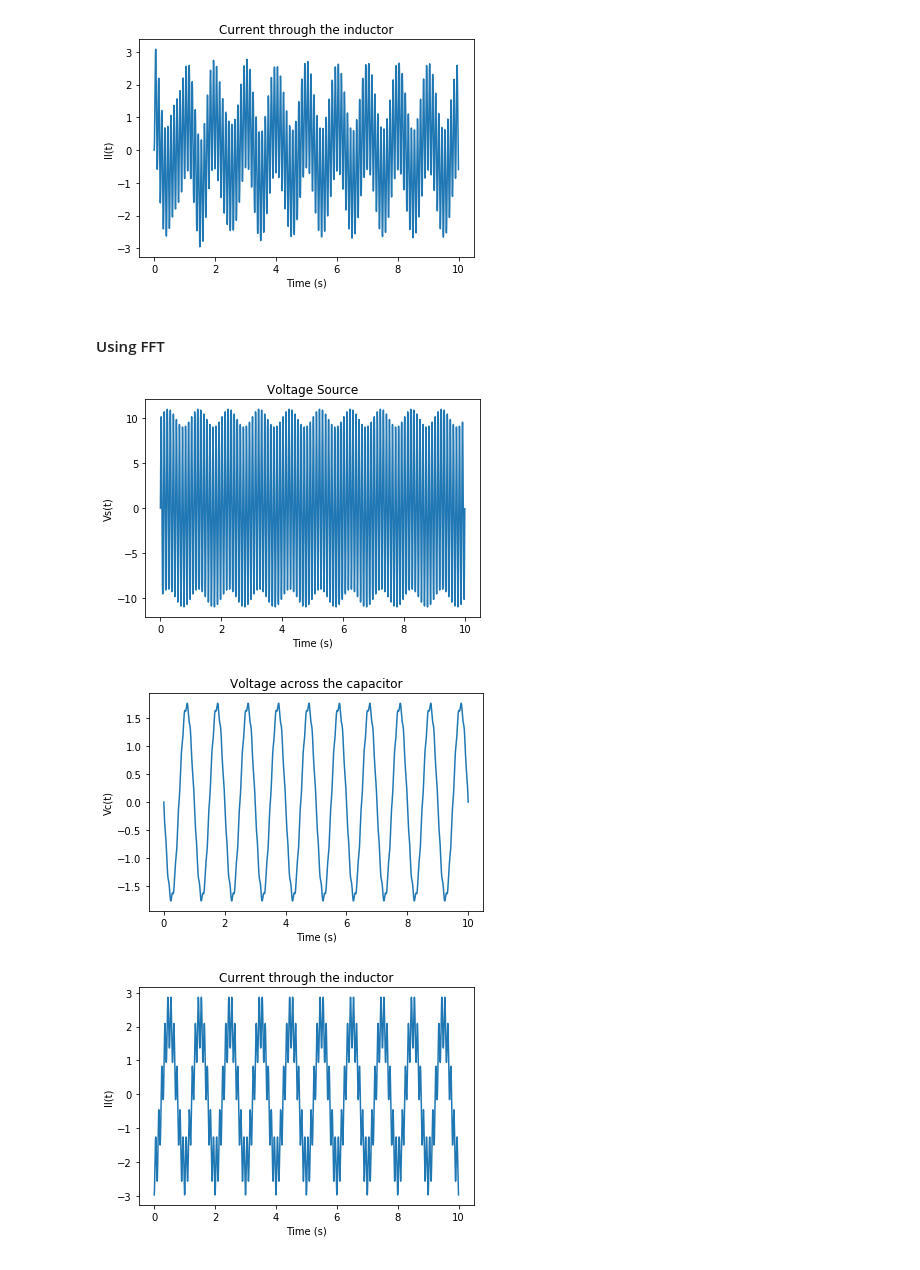
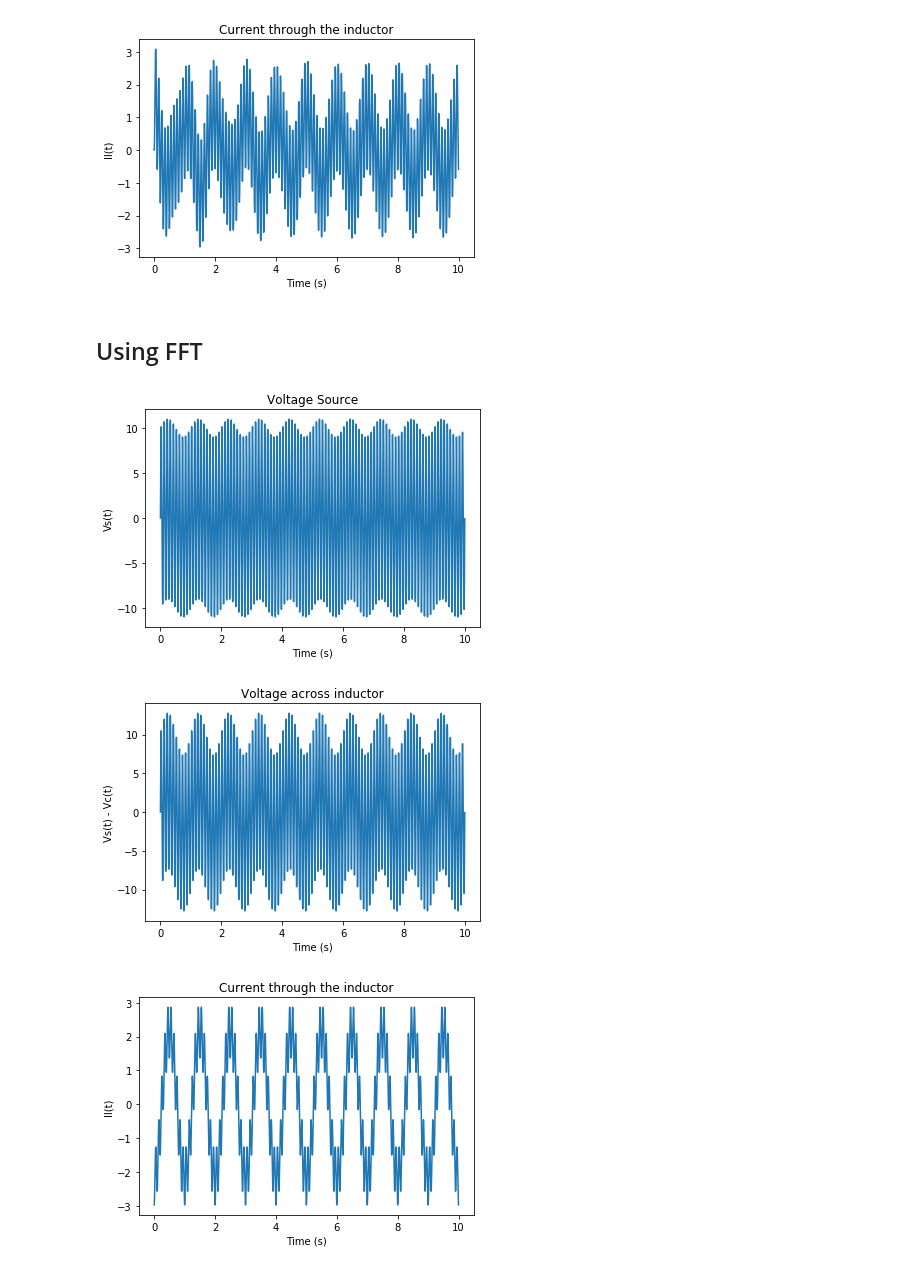
Before and after one commit to anuvazhayil/ODECircuits, a Jupyter notebook: High-Pass-Filter.ipynb, the cells around one changed output. Drawn from its saved outputs; the diff is of its cells as text; code cells hidden in the pictures.

```diff
--- a/High-Pass-Filter.ipynb
+++ b/High-Pass-Filter.ipynb
@@ -46,7 +74,7 @@ plt.show()
 [figure]
 [figure]
 # %% [markdown]
-#### Using FFT
+## Using FFT
 # %%
 from numpy.fft import fft
 from numpy.fft import ifft
@@ -56,35 +84,35 @@ L = 0.2
 C = 0.2
 T = 10
 t = np.arange(0,T,0.0001)
 
 Vs = np.sin(2 * np.pi * 1 * t) + 10 *  np.sin(2 * np.pi * 10 * t)
 
 N = len(t)
 w = np.ones(N)
 w[0:N/2 +1]= 2 * np.pi/T * np.array([np.arange(0,N/2 +1)])
 w[N/2+1 : N] = 2 * np.pi/T * np.arange(-(N/2 -1),0)
 
 Il= ifft(fft(Vs)/((1/(C * 1j * w + 0.0001)) + L * 1j * w))
 Vc = ifft(fft(Vs) - L * 1j * w * fft(Il))
 plt.plot(t,Vs)
 plt.xlabel('Time (s)')
 plt.ylabel('Vs(t)')
 plt.title('Voltage Source')
 plt.show()
 
 
-plt.plot(t,(Vc))
+plt.plot(t,(Vs - Vc))
 plt.xlabel('Time (s)')
-plt.ylabel('Vc(t)')
-plt.title('Voltage across the capacitor')
+plt.ylabel('Vs(t) - Vc(t)')
+plt.title('Voltage across inductor')
 plt.show()
 
 plt.plot(t,Il)
 plt.xlabel('Time (s)')
 plt.ylabel('Il(t)')
 plt.title('Current through the inductor')
 plt.show()
 # %% [output]
 [figure]
-[figure, old version]
+[figure, new version]
 [figure]
```
Also changed, not shown: parts of 3 cells of this notebook, 3 other files.
